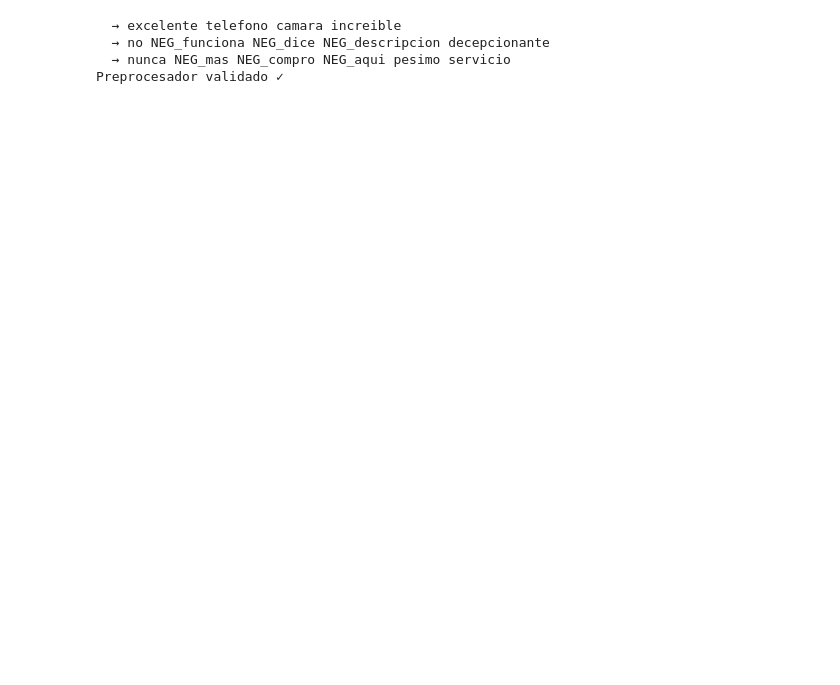
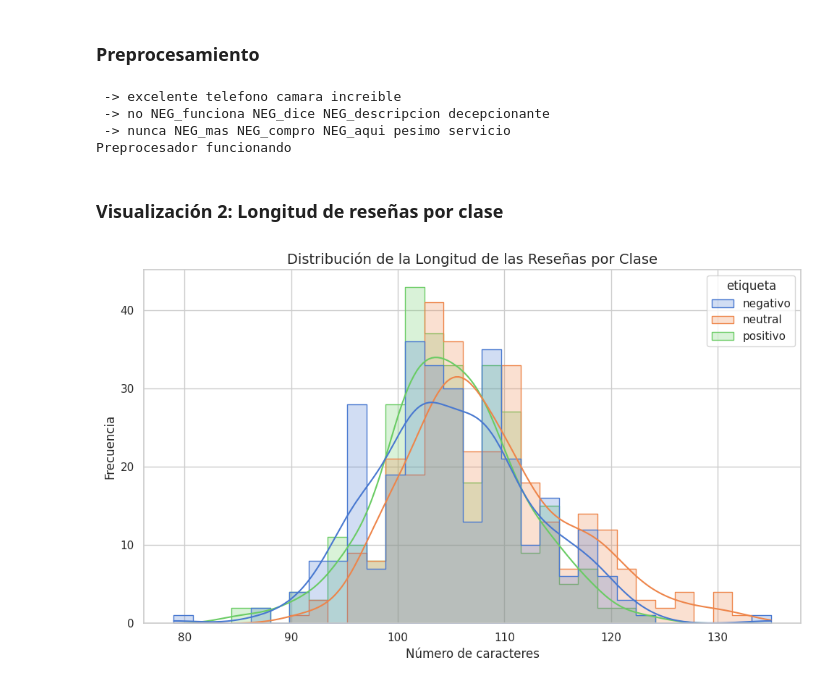
Before and after one commit to eduardotec05/26A_03_ML-PLN, a Jupyter notebook: sentiment_colab.ipynb, the cells around one changed output. Saved outputs shown, nothing was run; the diff lists cells and outputs as text; code cells hidden in the pictures; blank space fills up the shorter version.

```diff
--- a/sentiment_colab.ipynb
+++ b/sentiment_colab.ipynb
@@ -51,18 +91,22 @@ Dataset validado ✓
+# %% [markdown]
+### Preprocesamiento
 # %%
-# Celda 3 — Preprocesamiento mejorado
-# Mejoras: normalización de tildes + manejo de negaciones
+#Se definen stopwords y se conservan palabras de na+egación
 STOP_WORDS = set(stopwords.words('spanish')) - {
     'no','ni','nunca','jamás','tampoco','sin','nada','nadie',
     'ningún','ninguno','ninguna'
 }
+#Las de aquí no indican negación
 PALABRAS_NEG = {'no','ni','nunca','jamas','tampoco','sin','nada'}
 
+#Se normalizan los textos con esta función
 def normalizar(text):
     return ''.join(
         c for c in unicodedata.normalize('NFD', text)
         if unicodedata.category(c) != 'Mn'
     )
 
+#Si aparece una palabra de negación, las 3 palabras después se marcan con NEG_
 def manejar_negaciones(tokens):
     resultado, n = [], 0
     for tok in tokens:
@@ -74,6 +118,7 @@ def manejar_negaciones(tokens):
             resultado.append(tok)
     return resultado
 
+#Preprocesamiento de palabras
 def preprocess(text: str) -> str:
     text = normalizar(text.lower())
     text = re.sub(r'[^\w\s]', '', text)
@@ -81,20 +126,41 @@ def preprocess(text: str) -> str:
     tokens = manejar_negaciones(tokens)
     return ' '.join(tokens)
 
-# Validación con ejemplos de negación
+#Pruebas
 ejemplos = [
     '¡Excelente teléfono! La cámara es increíble.',
     'No funciona como dice la descripción, muy decepcionante.',
     'Nunca más compro aquí, pésimo servicio.',
 ]
 for e in ejemplos:
-    print(f'  → {preprocess(e)}')
+    print(f' -> {preprocess(e)}')
 
+#Validaciones
 assert 'NEG_funciona' in preprocess('No funciona bien')
 assert 'camara' in preprocess('La cámara es increíble')
-print('Preprocesador validado ✓')
+print('Preprocesador funcionando')
 # %% [output]
-  → excelente telefono camara increible
-  → no NEG_funciona NEG_dice NEG_descripcion decepcionante
-  → nunca NEG_mas NEG_compro NEG_aqui pesimo servicio
-Preprocesador validado ✓
+ -> excelente telefono camara increible
+ -> no NEG_funciona NEG_dice NEG_descripcion decepcionante
+ -> nunca NEG_mas NEG_compro NEG_aqui pesimo servicio
+Preprocesador funcionando
+# %% [markdown]
+### Visualización 2: Longitud de reseñas por clase
+# %%
+#Se calcula cuanto mide cada reseña y se guarda en una columna
+df['longitud'] = df['texto'].apply(len)
+#Tamaño de la figura
+plt.figure(figsize=(10, 6))
+#Se grafica la distribución
+sns.histplot(data=df, x='longitud', hue='etiqueta', kde=True,
+             element='step', palette='muted',
+             hue_order=['negativo', 'neutral', 'positivo'])
+#Títulos y etiquetas
+plt.title('Distribución de la Longitud de las Reseñas por Clase', fontsize=14)
+plt.xlabel('Número de caracteres', fontsize=12)
+plt.ylabel('Frecuencia', fontsize=12)
+#Se ajustan los elementos
+plt.tight_layout()
+plt.show()
+# %% [output]
+[figure, added]
```
Also changed, not shown: parts of 25 cells of this notebook.
